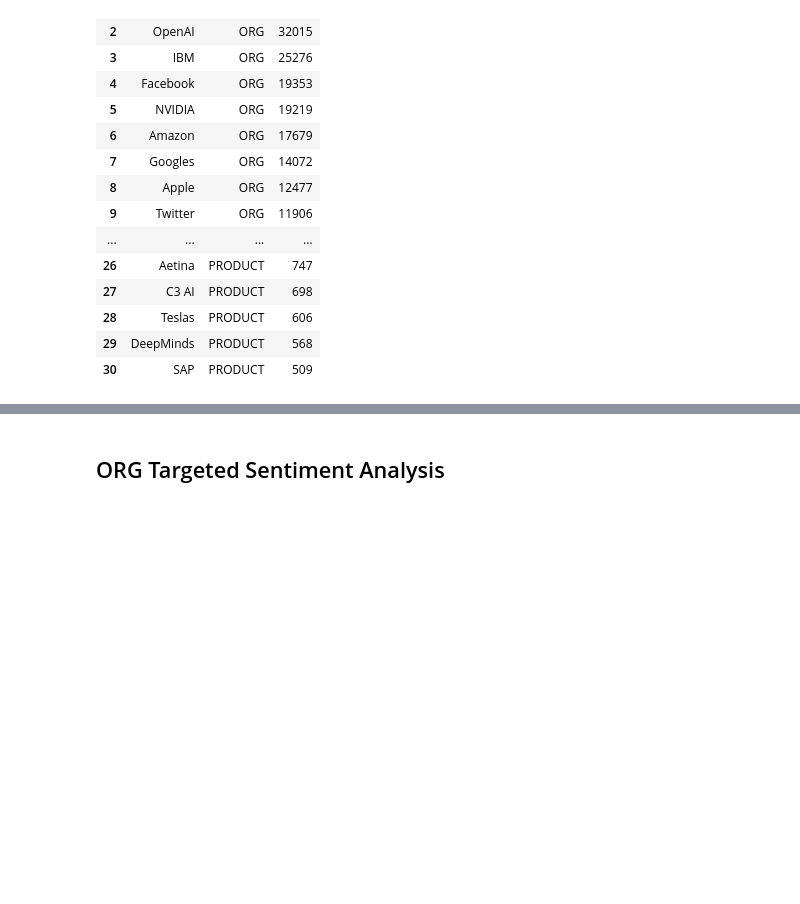
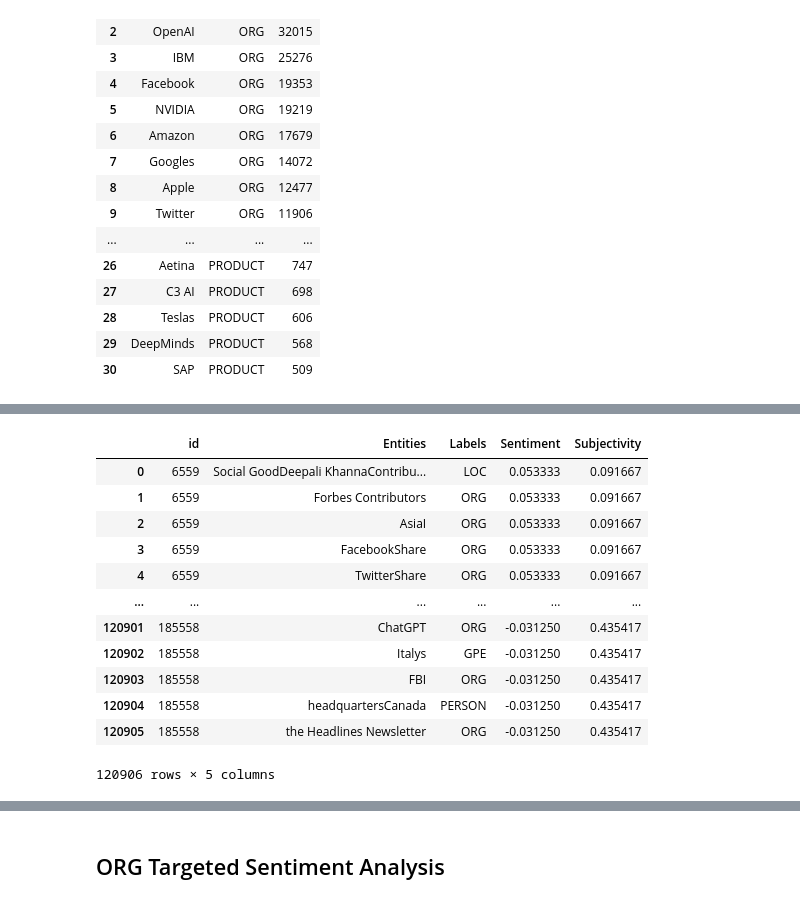
Before and after one commit to slvhuang/Final-Project-NLP, a Jupyter notebook: 6_entity_sentiment.ipynb, the cells around one changed output, grey strips where cells are left out. Saved outputs shown, nothing was run; the diff lists cells and outputs as text; code cells hidden in the pictures; blank space fills up the shorter version.

Commit message:
targeted sentiment ner

```diff
--- a/6_entity_sentiment.ipynb
+++ b/6_entity_sentiment.ipynb
@@ -100,0 +98,15 @@ df_news.head()
+# %%
+# remove links and special characters
+def remove_links(text):
+    text = re.sub(r'http\S+', '', text)
+    text = re.sub(r'@\S+', '', text)
+    text = re.sub(r'#\S+', '', text)
+    text = re.sub(r'&\S+', '', text)
+    text =  re.sub(r'\S+.com', '', text)
+    text =  re.sub(r'\S+.ca', '', text)
+    text =  re.sub(r'\S+.org', '', text)
+    text = re.sub(r'[^a-zA-Z0-9 @ . , : - _]', '', text)
+    return text
+# %%
+# clean the text
+df_news['cleaned text'] = df_news['cleaned text'].apply(lambda x: remove_links(x))
@@ -150,0 +193,14 @@ ORG_entities
+# %%
+# function to extract entities from news text with sentence segmentation and sentiment
+def extract_entities_sentiment(df):
+    with mp.Pool() as pool:
+        results = pool.imap_unordered(process_text_sen_sentiment, df['cleaned text'], chunksize=2000)
+        for i, ents in enumerate(results):
+            for ent in ents:
+                yield df.iloc[i]['id'], ent[0], ent[1], ent[2], ent[3]
+# %%
+%%time
+
+ner_sentiment_df = pd.DataFrame(extract_entities_sentiment(df_news), columns=['id', 'Entities', 'Labels', 'Sentiment', 'Subjectivity'])
+ner_sentiment_df
+# %% [output]
@@ -150,0 +209,13 @@ ORG_entities
+|  | id | Entities | Labels | Sentiment | Subjectivity |
+| 0 | 6559 | Social GoodDeepali KhannaContribu... | LOC | 0.053333 | 0.091667 |
+| 1 | 6559 | Forbes Contributors | ORG | 0.053333 | 0.091667 |
+| 2 | 6559 | AsiaI | ORG | 0.053333 | 0.091667 |
+| 3 | 6559 | FacebookShare | ORG | 0.053333 | 0.091667 |
+| 4 | 6559 | TwitterShare | ORG | 0.053333 | 0.091667 |
+| ... | ... | ... | ... | ... | ... |
+| 120901 | 185558 | ChatGPT | ORG | -0.031250 | 0.435417 |
+| 120902 | 185558 | Italys | GPE | -0.031250 | 0.435417 |
+| 120903 | 185558 | FBI | ORG | -0.031250 | 0.435417 |
+| 120904 | 185558 | headquartersCanada | PERSON | -0.031250 | 0.435417 |
+| 120905 | 185558 | the Headlines Newsletter | ORG | -0.031250 | 0.435417 |
+120906 rows × 5 columns
```
Also changed, not shown: parts of 10 cells of this notebook, 3 other files.
